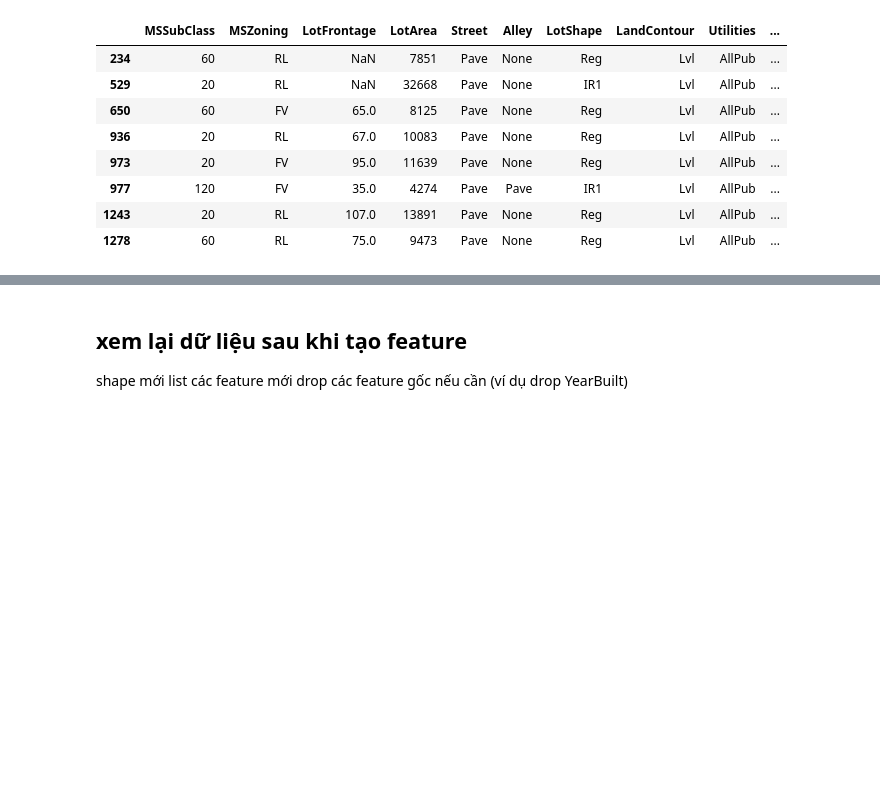
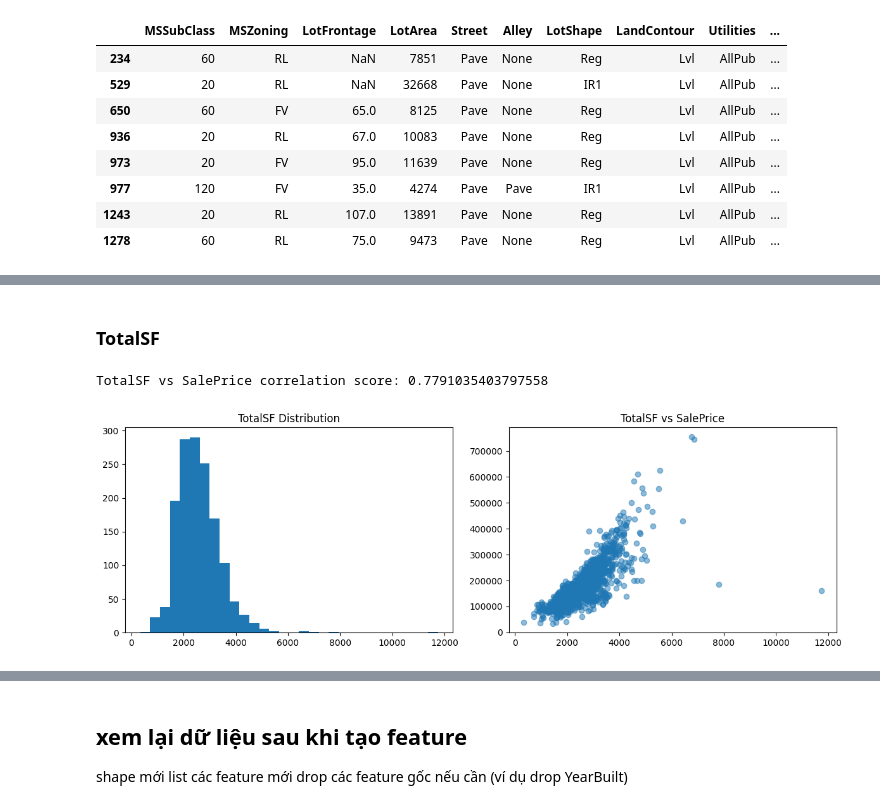
Before and after one commit to nh-adorie/adorie-data-projects, a Jupyter notebook: house-prices/01_eda_features_engineering.ipynb, the cells around one changed output, grey strips where cells are left out. Cells and saved outputs as stored; diff of their text form; code cells hidden in the pictures; blank space fills up the shorter version.

```diff
--- a/house-prices/01_eda_features_engineering.ipynb
+++ b/house-prices/01_eda_features_engineering.ipynb
@@ -254,0 +325,7 @@ train_df = train_df.drop(['YearBuilt', 'YearRemodAdd', 'YrSold', 'GarageYrBlt'],
+# %% [markdown]
+### TotalSF
+# %%
+hist_and_scatter(train_df, 'TotalSF', 'SalePrice')
+# %% [output]
+TotalSF vs SalePrice correlation score: 0.7791035403797558
+[figure, added]
```
Also changed, not shown: parts of 20 cells of this notebook.
